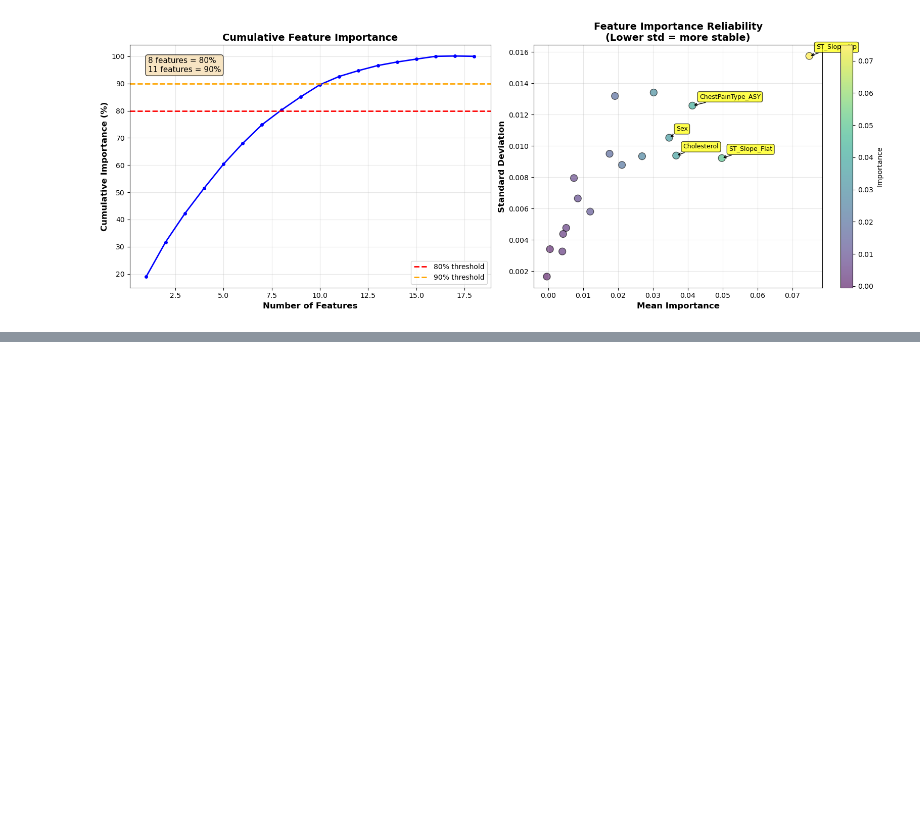
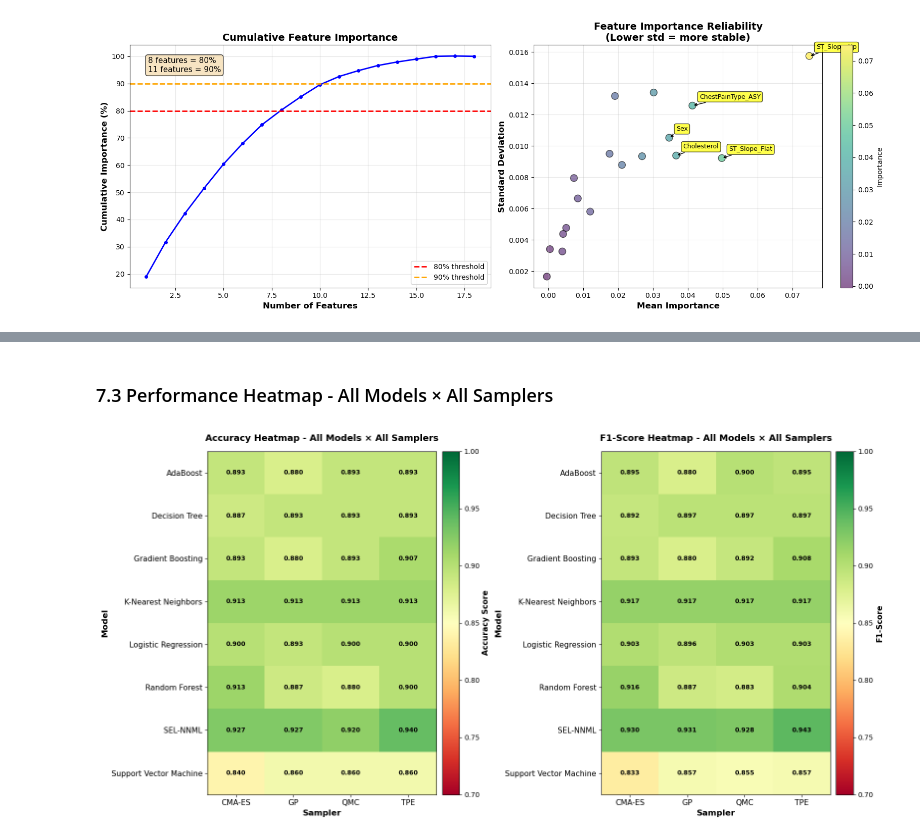
Before and after one commit to azhar-anas/sel-nnml-heart-disease-prediction, a Jupyter notebook: notebooks/3.1_ds1_visualization.ipynb, the cells around one changed output, grey strips where cells are left out. Cells and saved outputs as stored; diff of their text form; code cells hidden in the pictures; blank space fills up the shorter version.

```diff
--- a/notebooks/3.1_ds1_visualization.ipynb
+++ b/notebooks/3.1_ds1_visualization.ipynb
@@ -357,0 +471,53 @@ plt.show()
+# %% [markdown]
+### 7.3 Performance Heatmap - All Models × All Samplers
+# %%
+# Create heatmap showing accuracy for all model × sampler combinations
+pivot_accuracy = all_metrics_df.pivot(index='Model', columns='Sampler', values='Accuracy')
+pivot_f1 = all_metrics_df.pivot(index='Model', columns='Sampler', values='F1-Score')
+
+fig, (ax1, ax2) = plt.subplots(1, 2, figsize=(16, 8))
+
+# Accuracy Heatmap
+im1 = ax1.imshow(pivot_accuracy.values, cmap='RdYlGn', aspect='auto', vmin=0.7, vmax=1.0)
+ax1.set_xticks(np.arange(len(pivot_accuracy.columns)))
+ax1.set_yticks(np.arange(len(pivot_accuracy.index)))
+ax1.set_xticklabels(pivot_accuracy.columns, fontsize=11)
+ax1.set_yticklabels(pivot_accuracy.index, fontsize=11)
+ax1.set_title('Accuracy Heatmap - All Models × All Samplers', fontsize=13, fontweight='bold', pad=15)
+ax1.set_xlabel('Sampler', fontsize=12, fontweight='bold')
+ax1.set_ylabel('Model', fontsize=12, fontweight='bold')
+
+# Add text annotations
+for i in range(len(pivot_accuracy.index)):
+    for j in range(len(pivot_accuracy.columns)):
+        value = pivot_accuracy.values[i, j]
+        text = ax1.text(j, i, f'{value:.3f}',
+                       ha='center', va='center', color='black', fontsize=9, fontweight='bold')
+
+cbar1 = plt.colorbar(im1, ax=ax1, pad=0.02)
+cbar1.set_label('Accuracy Score', fontsize=11, fontweight='bold')
+
+# F1-Score Heatmap
+im2 = ax2.imshow(pivot_f1.values, cmap='RdYlGn', aspect='auto', vmin=0.7, vmax=1.0)
+ax2.set_xticks(np.arange(len(pivot_f1.columns)))
+ax2.set_yticks(np.arange(len(pivot_f1.index)))
+ax2.set_xticklabels(pivot_f1.columns, fontsize=11)
+ax2.set_yticklabels(pivot_f1.index, fontsize=11)
+ax2.set_title('F1-Score Heatmap - All Models × All Samplers', fontsize=13, fontweight='bold', pad=15)
+ax2.set_xlabel('Sampler', fontsize=12, fontweight='bold')
+ax2.set_ylabel('Model', fontsize=12, fontweight='bold')
+
+# Add text annotations
+for i in range(len(pivot_f1.index)):
+    for j in range(len(pivot_f1.columns)):
+        value = pivot_f1.values[i, j]
+        text = ax2.text(j, i, f'{value:.3f}',
+                       ha='center', va='center', color='black', fontsize=9, fontweight='bold')
+
+cbar2 = plt.colorbar(im2, ax=ax2, pad=0.02)
+cbar2.set_label('F1-Score', fontsize=11, fontweight='bold')
+
+plt.tight_layout()
+plt.show()
+# %% [output]
+[figure, added]
```
Also changed, not shown: parts of 10 cells of this notebook, 7 other files.
